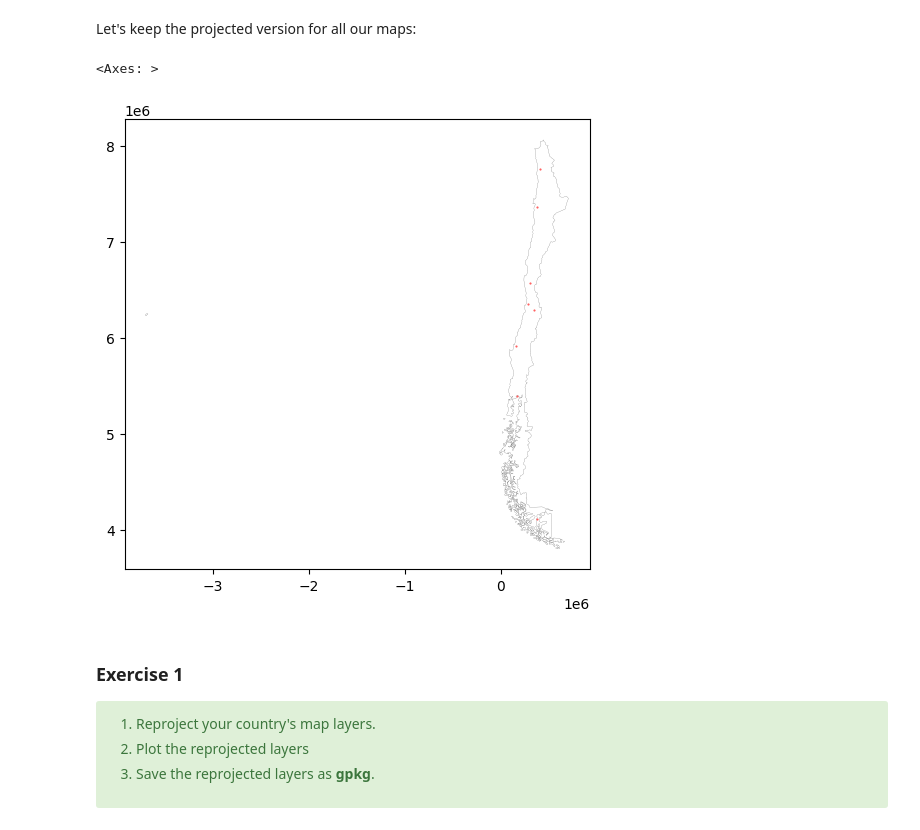
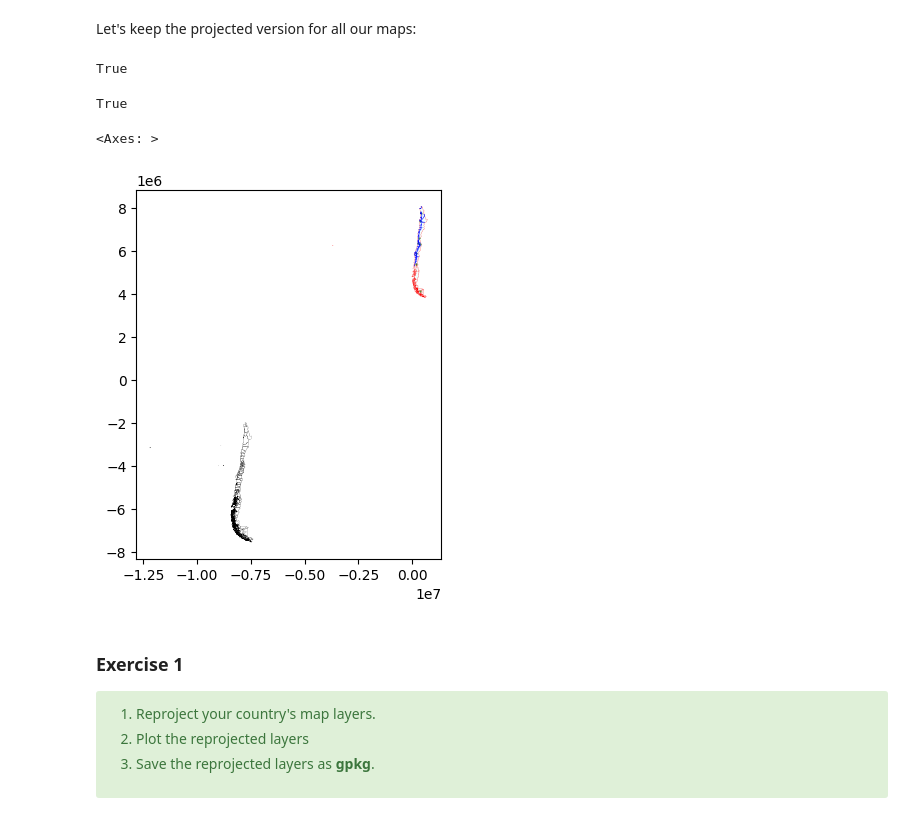
Before and after one commit to AdriMA3/introgeodf, a Jupyter notebook: index.ipynb, the cells around one changed output. Saved outputs shown, nothing was run; the diff lists cells and outputs as text; code cells hidden in the pictures.

```diff
--- a/index.ipynb
+++ b/index.ipynb
@@ -230,5 +235,8 @@ Let's keep the projected version for all our maps:
 cities_chile_5361=cities[cities.COUNTRY=='Chile'].to_crs(5361)
 # %%
 riversChile_clipped=gpd.clip(rivers,chile)
+# %%
+ferrov=gpd.read_file(os.path.join("maps","ferrovias","Red_ferroviaria.shp"))
+prov=gpd.read_file(os.path.join("maps","provincias","Provincias.shp"))
 # %%
 chile_5361=chile.to_crs(5361)
@@ -236,17 +243,26 @@ chile_5361=chile.to_crs(5361)
 rivers_chile_5361=riversChile_clipped.to_crs(chile_5361.crs)
+# %%
+prov.crs.is_projected
+# %% [output]
+True
+# %%
+ferrov.crs.is_projected
+# %% [output]
+True
 # %%
-base =chile_5361.plot(facecolor="white",
-                      edgecolor='black',
-                      linewidth=0.1,
-                      figsize=(6,6))
+base =chile_5361.plot(facecolor="azure",
+                      edgecolor='red',
+                      linewidth=0.15)
 
-rivers_chile_5361.plot(edgecolor='blue', linewidth=0.4,
-            ax=base)# on top of...
-cities_chile_5361.plot(marker='.', color='red', markersize=1,alpha=0.7,
+prov.plot(facecolor="none",edgecolor='black',linewidth=0.1,figsize=(12,12),ax=base)
+
+ferrov.plot(ax=base,edgecolor='blue', linewidth=0.4)
+
+cities_chile_5361.plot(marker='.', color='green', markersize=1,alpha=0.7,
             ax=base) # on top of...
 # %% [output]
 <Axes: >
-[figure, old version]
+[figure, new version]
 # %%
 ## saving
 
```
Also changed, not shown: parts of 48 cells of this notebook.
